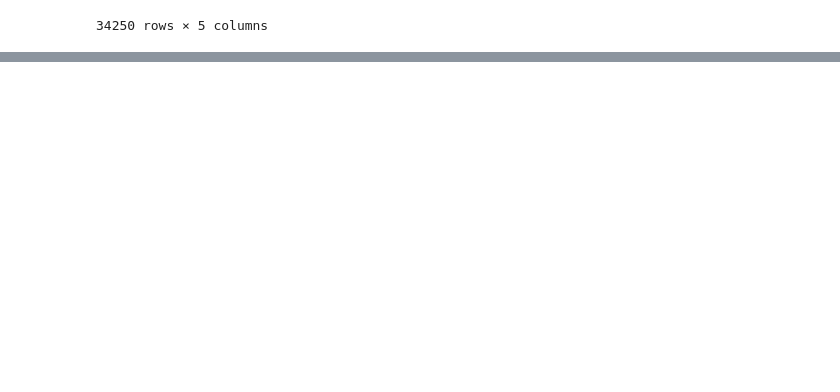
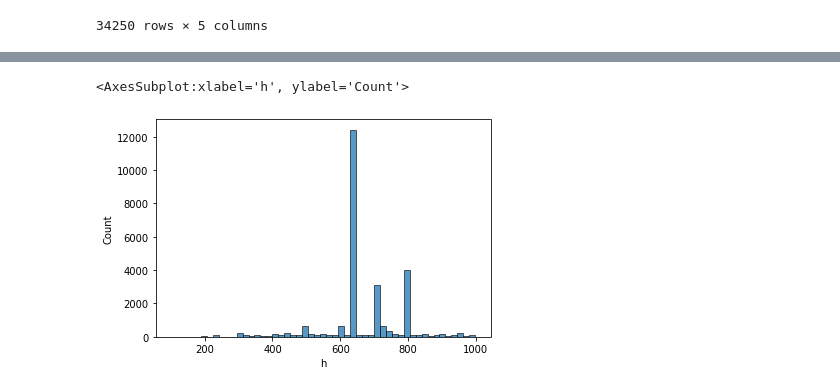
Before and after one commit to kseniaryabinova/shopee_competition, a Jupyter notebook: jupyter_notebooks/image eda.ipynb, the cells around one changed output, grey strips where cells are left out. Saved outputs shown, nothing was run; the diff lists cells and outputs as text; code cells hidden in the pictures; blank space fills up the shorter version.

```diff
--- a/jupyter_notebooks/image eda.ipynb
+++ b/jupyter_notebooks/image eda.ipynb
@@ -37,0 +104,5 @@ for i in range(len(df)):
+# %%
+sns.histplot(df[df['h'] < 1000]['h'], bins=51)
+# %% [output]
+<AxesSubplot:xlabel='h', ylabel='Count'>
+[figure, added]
```
Also changed, not shown: parts of 14 cells of this notebook.
